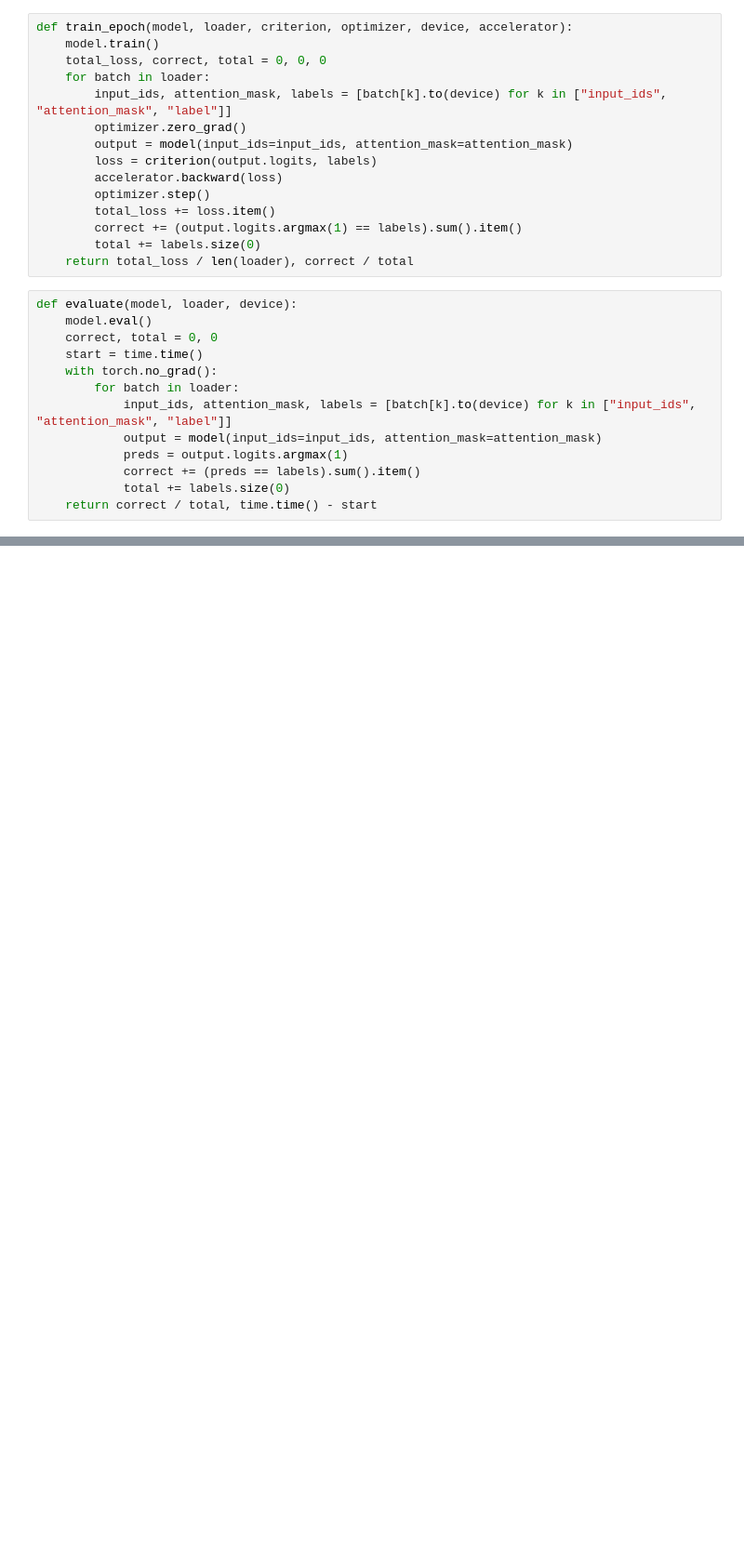
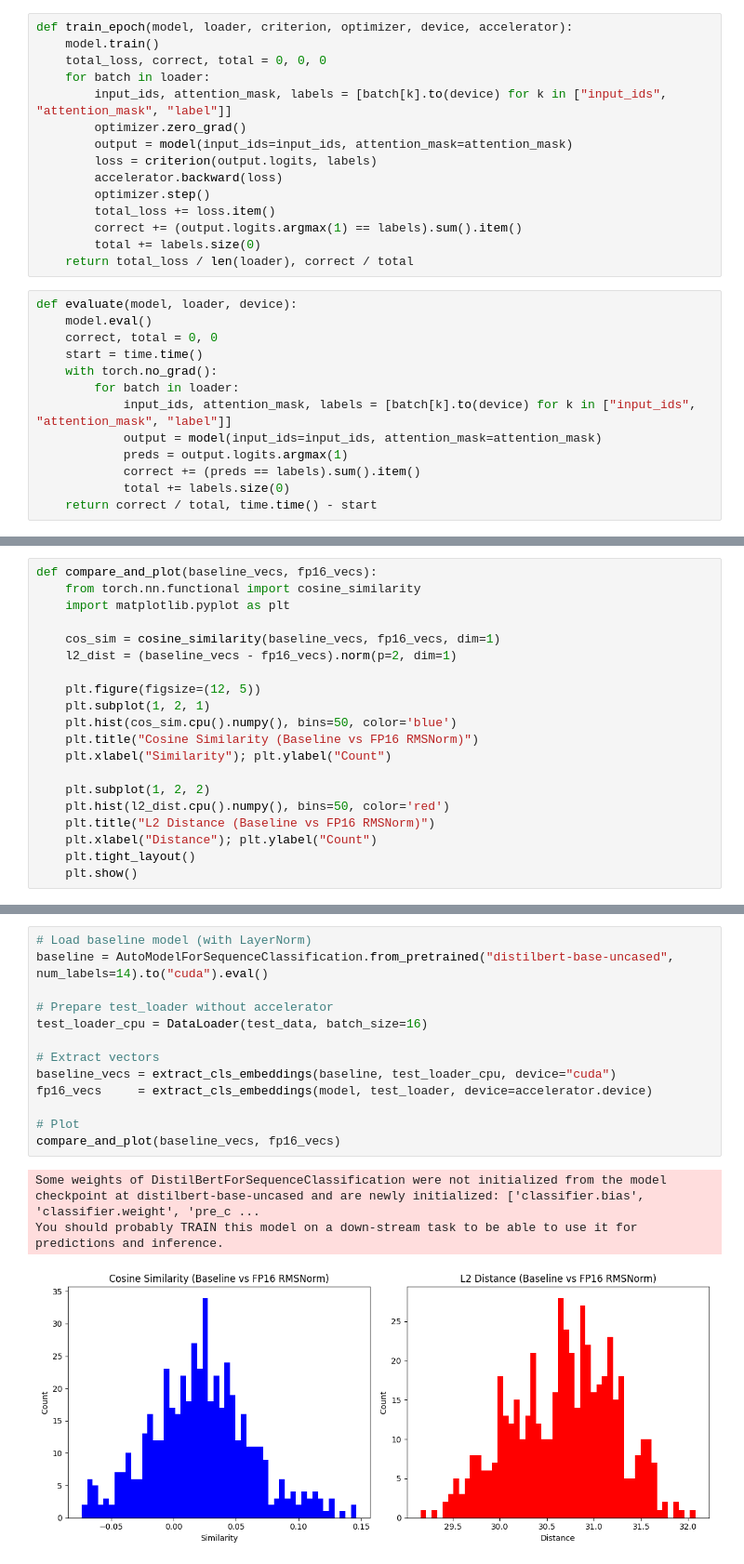
Before and after one commit to amrita-pasupuleti/rms-norm-transformers, a Jupyter notebook: rmsnorm_fp16.ipynb, the cells around one changed output, grey strips where cells are left out. Shown at 93% size. Saved outputs shown, nothing was run; the diff lists cells and outputs as text; blank space fills up the shorter version.

Commit message:
added graphs

```diff
--- a/rmsnorm_fp16.ipynb
+++ b/rmsnorm_fp16.ipynb
@@ -70,3 +84,23 @@ def evaluate(model, loader, device):
+# %%
+def compare_and_plot(baseline_vecs, fp16_vecs):
+    from torch.nn.functional import cosine_similarity
+    import matplotlib.pyplot as plt
+
+    cos_sim = cosine_similarity(baseline_vecs, fp16_vecs, dim=1)
+    l2_dist = (baseline_vecs - fp16_vecs).norm(p=2, dim=1)
+
+    plt.figure(figsize=(12, 5))
+    plt.subplot(1, 2, 1)
+    plt.hist(cos_sim.cpu().numpy(), bins=50, color='blue')
+    plt.title("Cosine Similarity (Baseline vs FP16 RMSNorm)")
+    plt.xlabel("Similarity"); plt.ylabel("Count")
+
+    plt.subplot(1, 2, 2)
+    plt.hist(l2_dist.cpu().numpy(), bins=50, color='red')
+    plt.title("L2 Distance (Baseline vs FP16 RMSNorm)")
+    plt.xlabel("Distance"); plt.ylabel("Count")
+    plt.tight_layout()
+    plt.show()
 # %%
 precision = "fp16"
 train_data, test_data = prepare_dataset()
@@ -125 +160,18 @@ Epoch 10: loss = 0.0352, acc = 0.9902
 }
+# %%
+# Load baseline model (with LayerNorm)
+baseline = AutoModelForSequenceClassification.from_pretrained("distilbert-base-uncased", num_labels=14).to("cuda").eval()
+
+# Prepare test_loader without accelerator
+test_loader_cpu = DataLoader(test_data, batch_size=16)
+
+# Extract vectors
+baseline_vecs = extract_cls_embeddings(baseline, test_loader_cpu, device="cuda")
+fp16_vecs     = extract_cls_embeddings(model, test_loader, device=accelerator.device)
+
+# Plot
+compare_and_plot(baseline_vecs, fp16_vecs)
+# %% [output]
+Some weights of DistilBertForSequenceClassification were not initialized from the model checkpoint at distilbert-base-uncased and are newly initialized: ['classifier.bias', 'classifier.weight', 'pre_c ...
+You should probably TRAIN this model on a down-stream task to be able to use it for predictions and inference.
+[figure, added]
```
Also changed, not shown: parts of 2 cells of this notebook, 1 other file.
